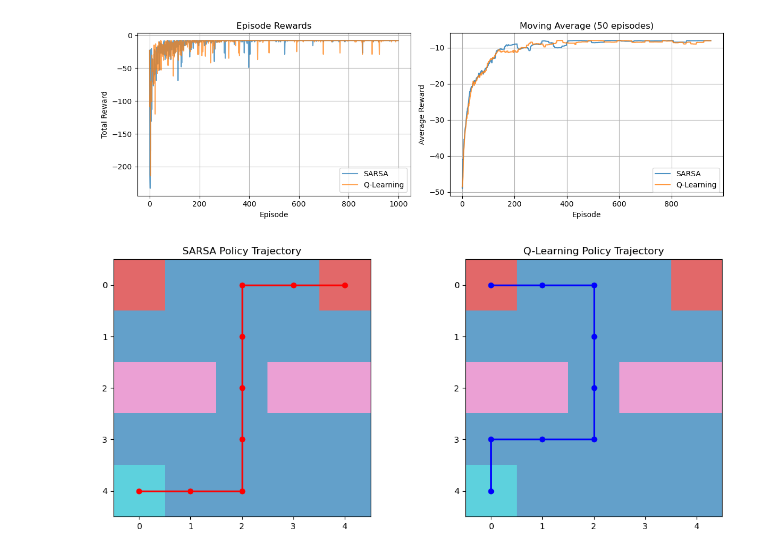
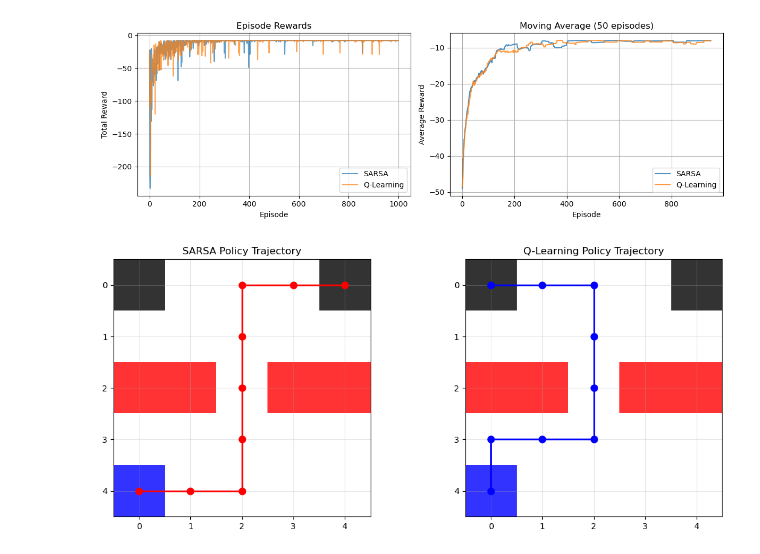
Before and after one commit to ieadoboe/reinforcement-learning, a Jupyter notebook: temporal_difference_learning/notebook_a3.ipynb, the cells around one changed output. Saved outputs shown, nothing was run; the diff lists cells and outputs as text; code cells hidden in the pictures.

```diff
--- a/temporal_difference_learning/notebook_a3.ipynb
+++ b/temporal_difference_learning/notebook_a3.ipynb
@@ -587,7 +587,13 @@ plot_learning_curves(rewards_sarsa, rewards_qlearning)
 [figure]
 # %%
 def plot_trajectories_and_policies(q_table_sarsa, q_table_qlearning):
+    from matplotlib.colors import ListedColormap
+
     grid = create_grid_layout()
+
+    # Create custom colormap: 0=white(regular), 1=black(terminal), 2=red(penalty), 3=blue(start)
+    colors = ["white", "black", "red", "blue"]
+    custom_cmap = ListedColormap(colors)
 
     fig, axes = plt.subplots(1, 2, figsize=(12, 5))
 
@@ -596,35 +602,37 @@ def plot_trajectories_and_policies(q_table_sarsa, q_table_qlearning):
     traj_qlearning = get_q_learning_trajectory(q_table_qlearning)
 
     # Convert to coordinates
     coords_sarsa = trajectory_to_coords(traj_sarsa)
     coords_qlearning = trajectory_to_coords(traj_qlearning)
 
     # Plot SARSA
-    axes[0].imshow(grid, cmap="tab10", alpha=0.7)
+    axes[0].imshow(grid, cmap=custom_cmap, alpha=0.8)
     if len(coords_sarsa) > 1:
         coords_array = np.array(coords_sarsa)
         axes[0].plot(
-            coords_array[:, 1], coords_array[:, 0], "ro-", linewidth=2, markersize=6
+            coords_array[:, 1], coords_array[:, 0], "ro-", linewidth=2, markersize=8
         )
     axes[0].set_title("SARSA Policy Trajectory")
     axes[0].set_xticks(range(GRID_SIZE))
     axes[0].set_yticks(range(GRID_SIZE))
+    axes[0].grid(True, alpha=0.3)
 
     # Plot Q-Learning
-    axes[1].imshow(grid, cmap="tab10", alpha=0.7)
+    axes[1].imshow(grid, cmap=custom_cmap, alpha=0.8)
     if len(coords_qlearning) > 1:
         coords_array = np.array(coords_qlearning)
         axes[1].plot(
-            coords_array[:, 1], coords_array[:, 0], "bo-", linewidth=2, markersize=6
+            coords_array[:, 1], coords_array[:, 0], "bo-", linewidth=2, markersize=8
         )
     axes[1].set_title("Q-Learning Policy Trajectory")
     axes[1].set_xticks(range(GRID_SIZE))
     axes[1].set_yticks(range(GRID_SIZE))
+    axes[1].grid(True, alpha=0.3)
 
     plt.tight_layout()
     plt.show()
 
 
 plot_trajectories_and_policies(q_table_sarsa, q_table_qlearning)
 # %% [output]
-[figure, old version]
+[figure, new version]
```
Also changed, not shown: 4 other files.
